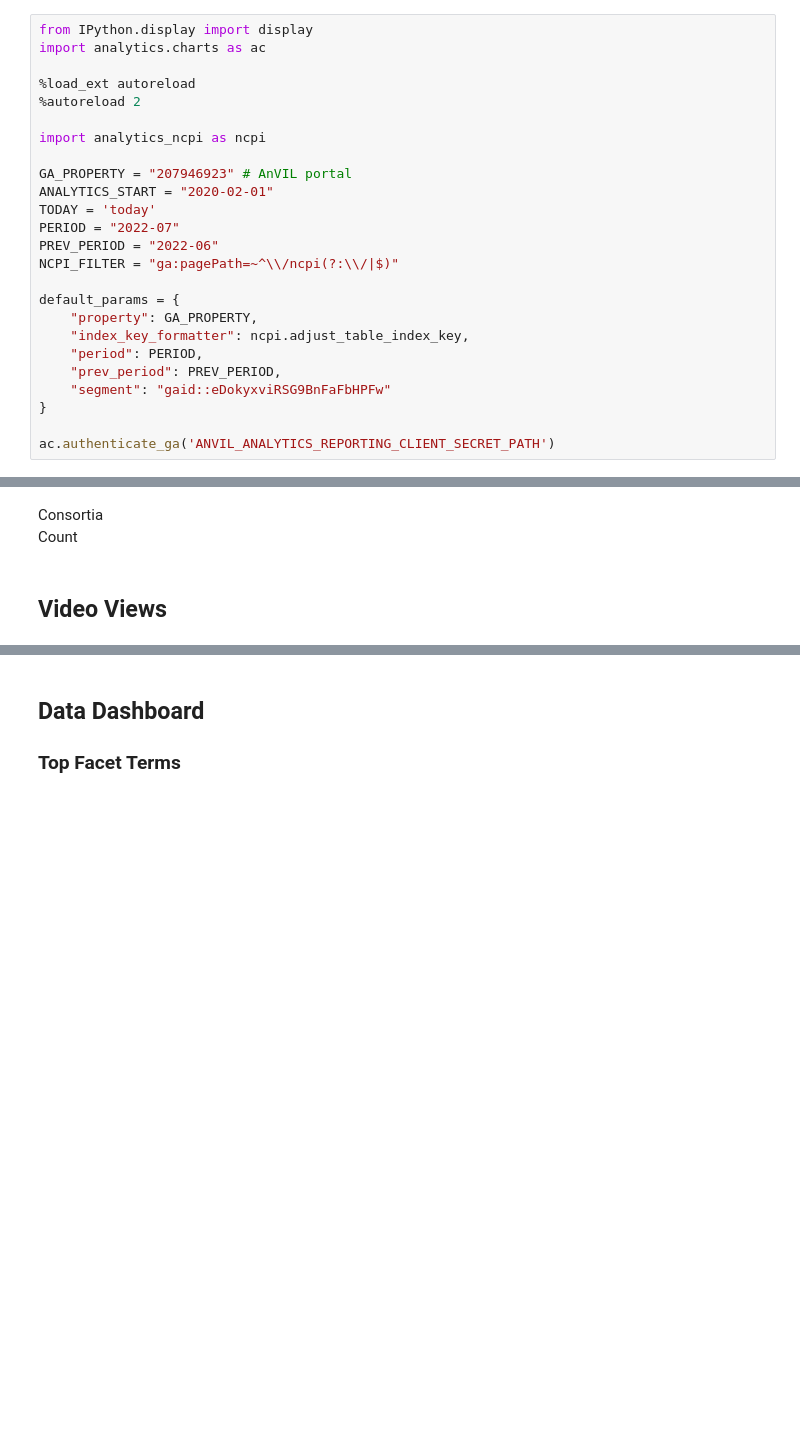
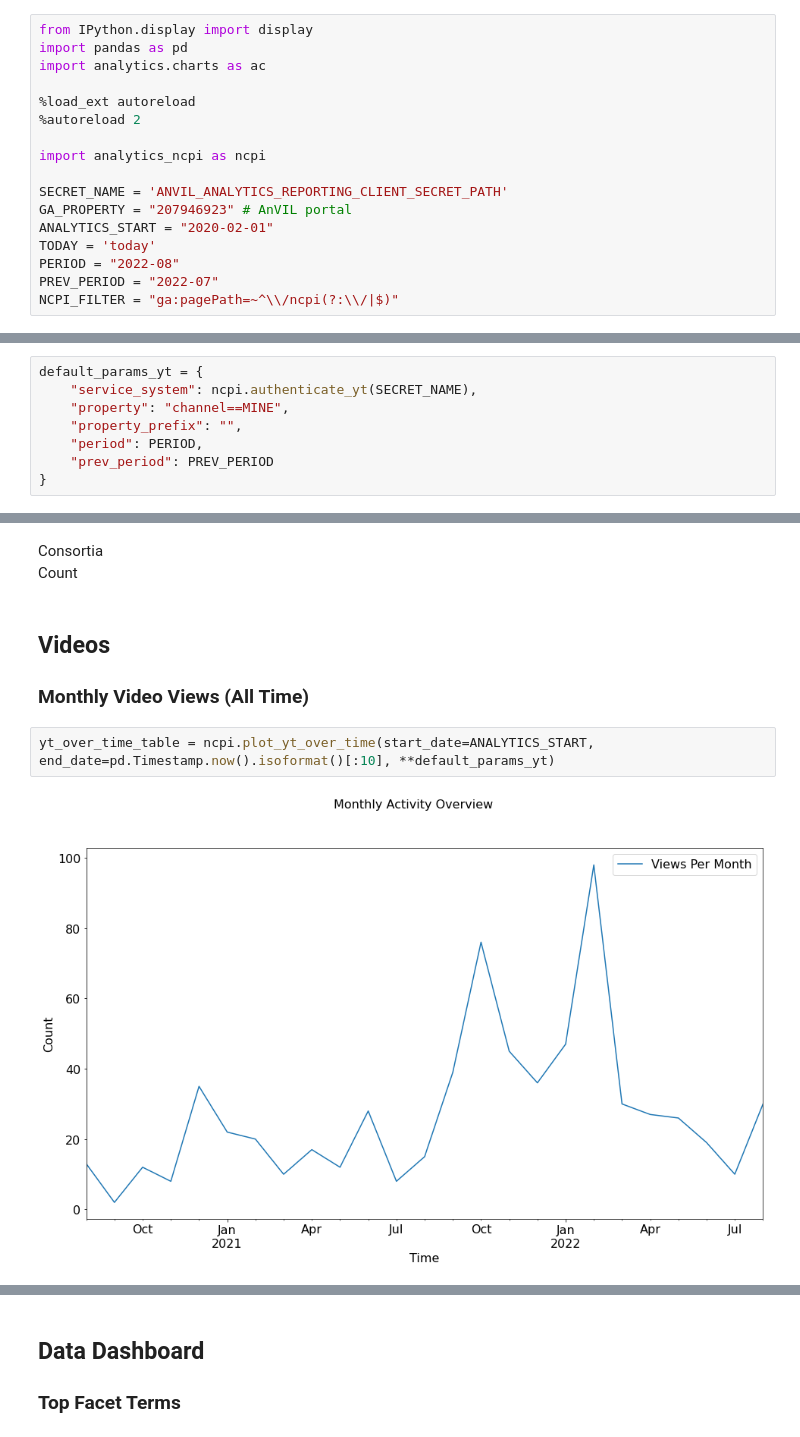
Before and after one commit to anvilproject/anvil-portal, a Jupyter notebook: analytics/ncpi-analytics/analytics.ipynb, the cells around one changed output, grey strips where cells are left out. Saved outputs shown, nothing was run; the diff lists cells and outputs as text; blank space fills up the shorter version.

```diff
--- a/analytics/ncpi-analytics/analytics.ipynb
+++ b/analytics/ncpi-analytics/analytics.ipynb
@@ -33,5 +33,6 @@ warnings.filterwarnings('ignore')
 # %%
 from IPython.display import display
+import pandas as pd
 import analytics.charts as ac
 
 %load_ext autoreload
@@ -39,22 +40,13 @@ import analytics.charts as ac
 
 import analytics_ncpi as ncpi
 
+SECRET_NAME = 'ANVIL_ANALYTICS_REPORTING_CLIENT_SECRET_PATH'
 GA_PROPERTY = "207946923" # AnVIL portal
 ANALYTICS_START = "2020-02-01"
 TODAY = 'today'
-PERIOD = "2022-07"
-PREV_PERIOD = "2022-06"
+PERIOD = "2022-08"
+PREV_PERIOD = "2022-07"
 NCPI_FILTER = "ga:pagePath=~^\\/ncpi(?:\\/|$)"
-
-default_params = {
-    "property": GA_PROPERTY,
-    "index_key_formatter": ncpi.adjust_table_index_key,
-    "period": PERIOD,
-    "prev_period": PREV_PERIOD,
-    "segment": "gaid::eDokyxviRSG9BnFaFbHPFw"
-}
-
-ac.authenticate_ga('ANVIL_ANALYTICS_REPORTING_CLIENT_SECRET_PATH')
 # %% [output]
 The autoreload extension is already loaded. To reload it, use:
   %reload_ext autoreload
@@ -61,0 +69,8 @@ Please visit this URL to authorize this application: https://accounts.google.com
+# %%
+default_params_yt = {
+    "service_system": ncpi.authenticate_yt(SECRET_NAME),
+    "property": "channel==MINE",
+    "property_prefix": "",
+    "period": PERIOD,
+    "prev_period": PREV_PERIOD
+}
@@ -346,4 +363,9 @@ ac.show_difference_table("Count", "Consortia", "ga:hits", "ga:eventLabel", filte
 Consortia
 Count
 # %% [markdown]
-## Video Views
+## Videos
+### Monthly Video Views (All Time)
+# %%
+yt_over_time_table = ncpi.plot_yt_over_time(start_date=ANALYTICS_START, end_date=pd.Timestamp.now().isoformat()[:10], **default_params_yt)
+# %% [output]
+[figure, added]
```
Also changed, not shown: parts of 17 cells of this notebook, 5 other files.
